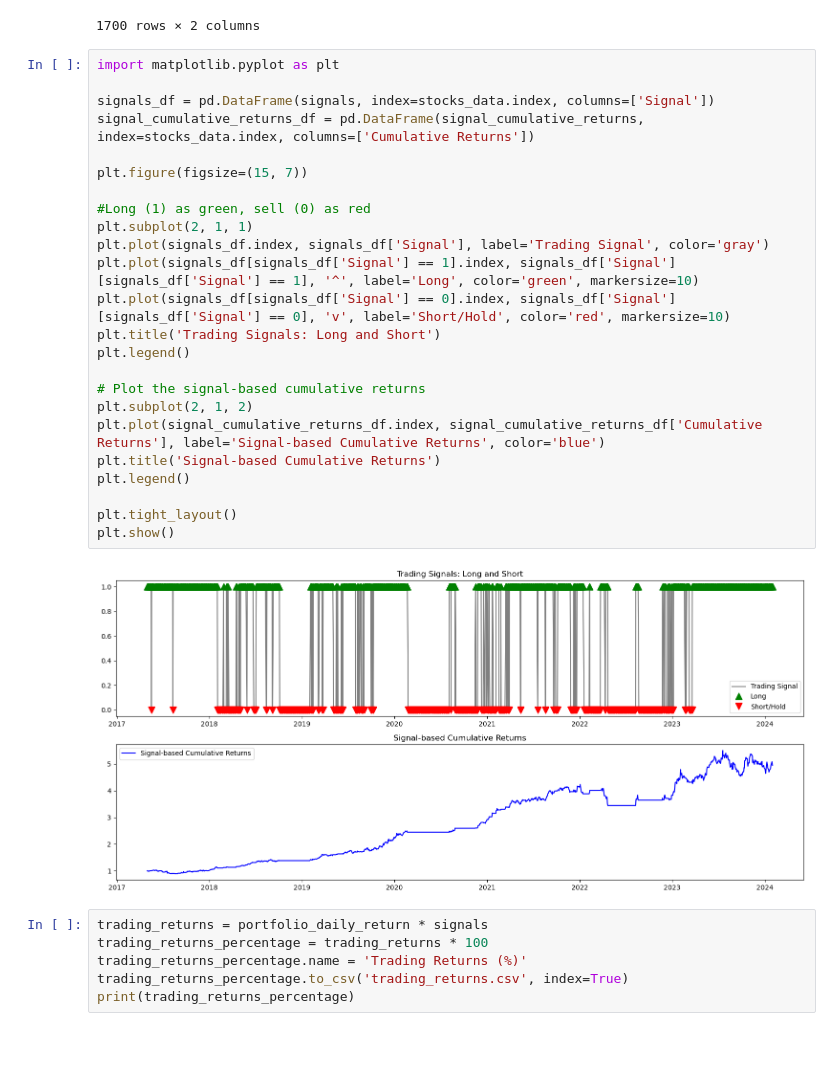
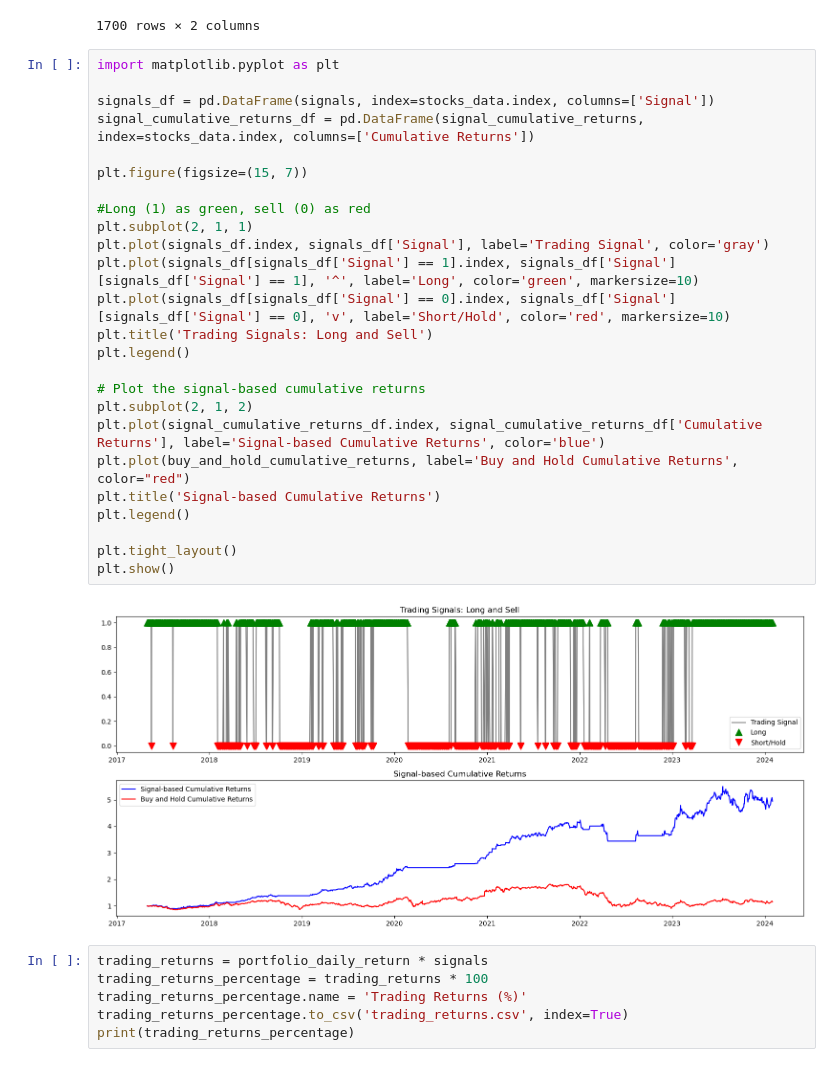
Before and after one commit to seanhung07/Gold-Volatility-Index-Strategy, a Jupyter notebook: strategy.ipynb, the cells around one changed output. Drawn from its saved outputs; the diff is of its cells as text.

```diff
--- a/strategy.ipynb
+++ b/strategy.ipynb
@@ -169,29 +170,30 @@ comparison
 # %%
 import matplotlib.pyplot as plt
 
 signals_df = pd.DataFrame(signals, index=stocks_data.index, columns=['Signal'])
 signal_cumulative_returns_df = pd.DataFrame(signal_cumulative_returns, index=stocks_data.index, columns=['Cumulative Returns'])
 
 plt.figure(figsize=(15, 7))
 
 #Long (1) as green, sell (0) as red
 plt.subplot(2, 1, 1)
 plt.plot(signals_df.index, signals_df['Signal'], label='Trading Signal', color='gray')
 plt.plot(signals_df[signals_df['Signal'] == 1].index, signals_df['Signal'][signals_df['Signal'] == 1], '^', label='Long', color='green', markersize=10)
 plt.plot(signals_df[signals_df['Signal'] == 0].index, signals_df['Signal'][signals_df['Signal'] == 0], 'v', label='Short/Hold', color='red', markersize=10)
-plt.title('Trading Signals: Long and Short')
+plt.title('Trading Signals: Long and Sell')
 plt.legend()
 
 # Plot the signal-based cumulative returns
 plt.subplot(2, 1, 2)
 plt.plot(signal_cumulative_returns_df.index, signal_cumulative_returns_df['Cumulative Returns'], label='Signal-based Cumulative Returns', color='blue')
+plt.plot(buy_and_hold_cumulative_returns, label='Buy and Hold Cumulative Returns', color="red")
 plt.title('Signal-based Cumulative Returns')
 plt.legend()
 
 plt.tight_layout()
 plt.show()
 # %% [output]
-[figure, old version]
+[figure, new version]
 # %%
 trading_returns = portfolio_daily_return * signals
 trading_returns_percentage = trading_returns * 100
```
Also changed, not shown: parts of 3 cells of this notebook.
